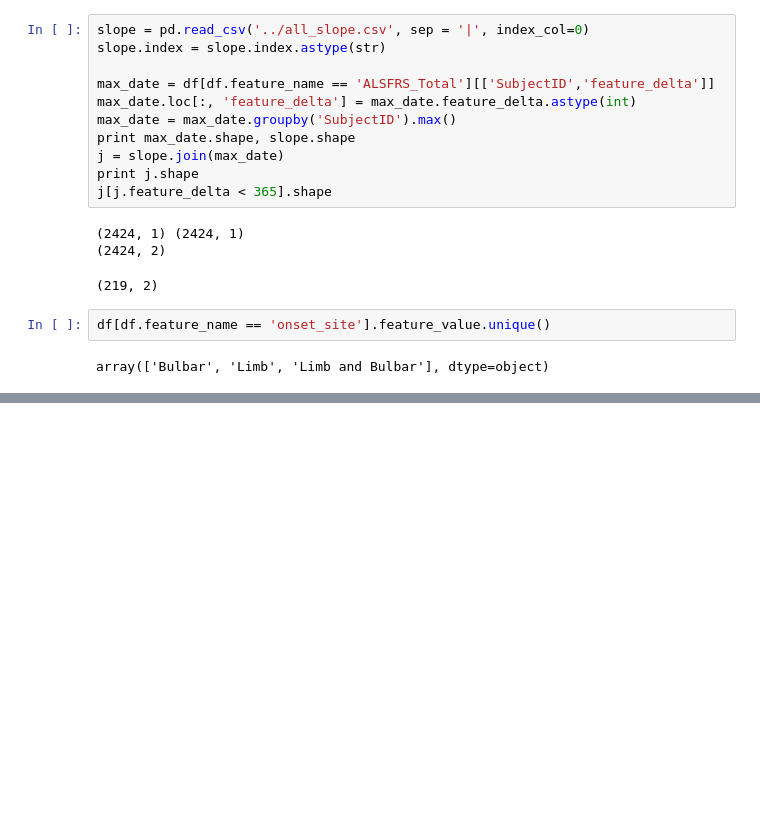
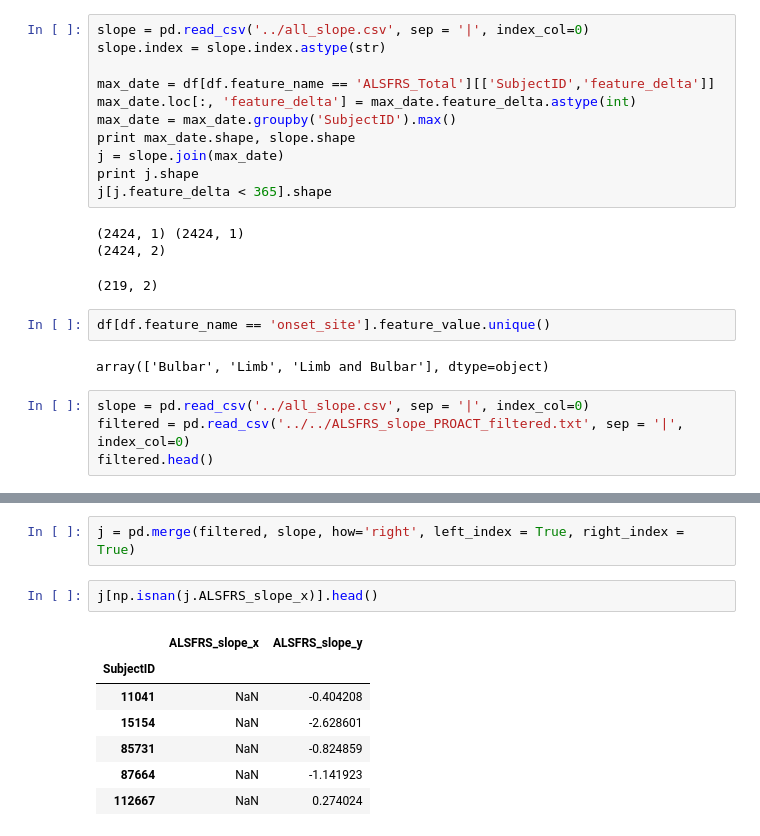
Before and after one commit to ihadanny/turbulence-z-team, a Jupyter notebook: ipython-notebooks/explore_data.ipynb, the cells around one changed output, grey strips where cells are left out. Saved outputs shown, nothing was run; the diff lists cells and outputs as text; blank space fills up the shorter version.

```diff
--- a/ipython-notebooks/explore_data.ipynb
+++ b/ipython-notebooks/explore_data.ipynb
@@ -109,3 +109,7 @@ j[j.feature_delta < 365].shape
 df[df.feature_name == 'onset_site'].feature_value.unique()
 # %% [output]
 array(['Bulbar', 'Limb', 'Limb and Bulbar'], dtype=object)
+# %%
+slope = pd.read_csv('../all_slope.csv', sep = '|', index_col=0)
+filtered = pd.read_csv('../../ALSFRS_slope_PROACT_filtered.txt', sep = '|', index_col=0)
+filtered.head()
@@ -111,0 +134,12 @@ array(['Bulbar', 'Limb', 'Limb and Bulbar'], dtype=object)
+# %%
+j = pd.merge(filtered, slope, how='right', left_index = True, right_index = True)
+# %%
+j[np.isnan(j.ALSFRS_slope_x)].head()
+# %% [output]
+|  | ALSFRS_slope_x | ALSFRS_slope_y |
+| SubjectID |  |  |
+| 11041 | NaN | -0.404208 |
+| 15154 | NaN | -2.628601 |
+| 85731 | NaN | -0.824859 |
+| 87664 | NaN | -1.141923 |
+| 112667 | NaN | 0.274024 |
```
Also changed, not shown: parts of 2 cells of this notebook, 5 other files.
